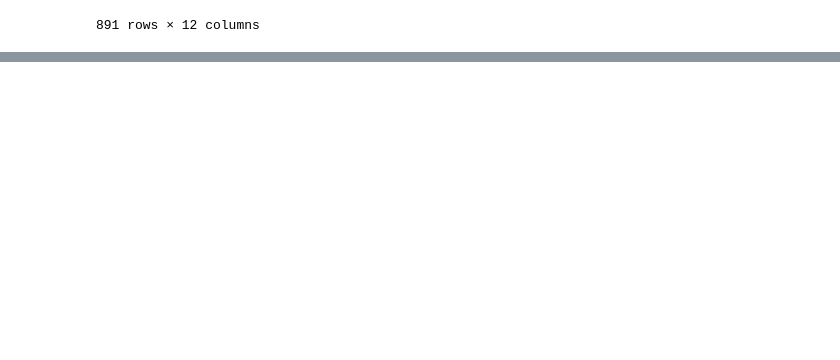
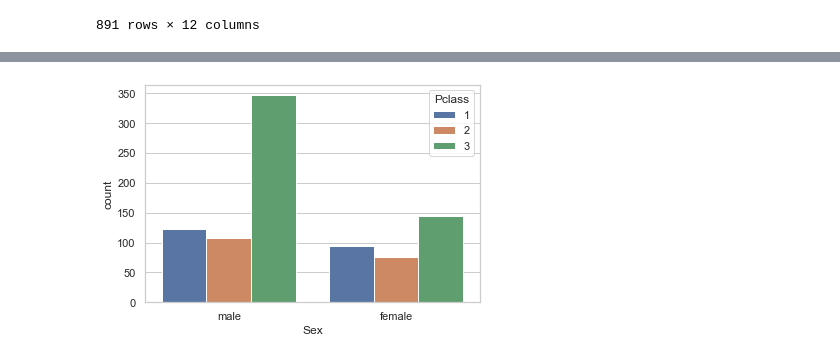
Before and after one commit to jry62/Titanic, a Jupyter notebook: Titanic_Proj.ipynb, the cells around one changed output, grey strips where cells are left out. Saved outputs shown, nothing was run; the diff lists cells and outputs as text; code cells hidden in the pictures; blank space fills up the shorter version.

```diff
--- a/Titanic_Proj.ipynb
+++ b/Titanic_Proj.ipynb
@@ -30,0 +70,4 @@ tdf
+# %%
+sns.countplot(x='Sex', data=tdf, hue='Pclass');
+# %% [output]
+[figure, added]
```
Also changed, not shown: parts of 7 cells of this notebook.
